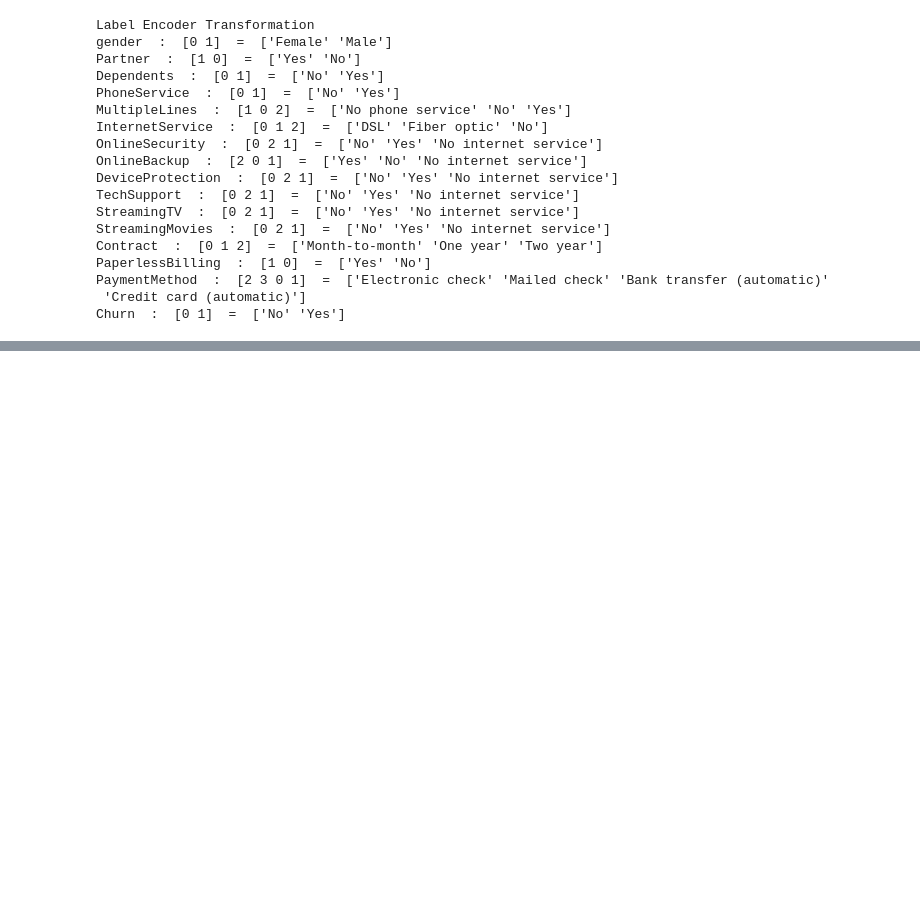
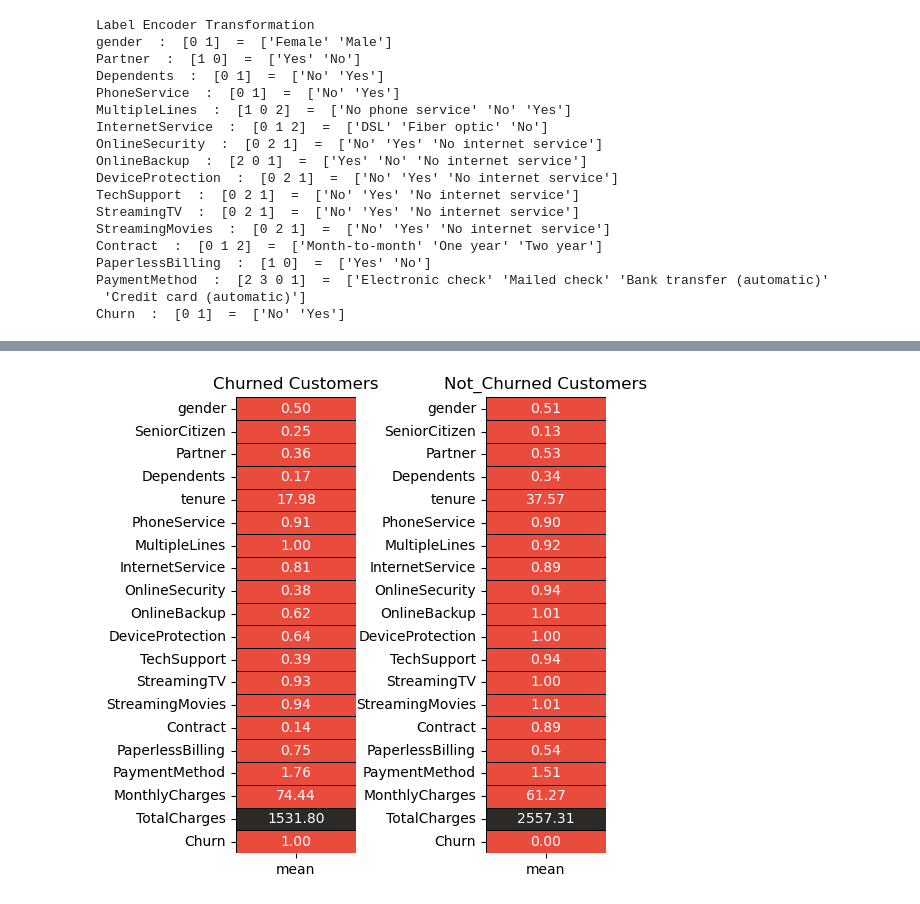
Before and after one commit to carookim/Python, a Jupyter notebook: machine-learning/04.telecome_churn.ipynb.ipynb, the cells around one changed output, grey strips where cells are left out. Saved outputs shown, nothing was run; the diff lists cells and outputs as text; code cells hidden in the pictures; blank space fills up the shorter version.

```diff
--- a/machine-learning/04.telecome_churn.ipynb.ipynb
+++ b/machine-learning/04.telecome_churn.ipynb.ipynb
@@ -155,0 +171,45 @@ Churn  :  [0 1]  =  ['No' 'Yes']
+# %%
+# 헥스 코드로 컬러리스트 생성
+colors = ['#E94B3C','#2D2926']
+
+# churn : 이탈함, not_churn : 이탈하지않음
+# 두 데이터의 기본 통계 정보를 저장
+churn = df1[df1['Churn'] == 1].describe().T
+not_churn = df1[df1['Churn'] == 0].describe().T
+
+# 시각화
+#이탈자 평균과, 이탈하지않음 평균을 항목별로 조회 및 시각화
+# mataplotlib와 seaborn을 사용하여 히트맵 그리기
+fig,ax = plt.subplots(nrows = 1,ncols = 2,figsize = (5,5)) # 1행 2열짜리 그래프 틀(캔버스) 생성
+plt.subplot(1,2,1) # 첫 번째 위치(왼쪽) 그래프를 먼저그리겠다고 지정
+sns.heatmap(churn[['mean']],annot = True,cmap = colors,linewidths = 0.4,linecolor = 'black',cbar = False,fmt = '.2f')
+plt.title('Churned Customers');
+plt.subplot(1,2,2)
+sns.heatmap(not_churn[['mean']],annot = True,cmap = colors,linewidths = 0.4,linecolor = 'black',cbar = False,fmt = '.2f',)
+plt.title('Not_Churned Customers');
+
+# 파라미터	의미
+# churn[['mean']]	히트맵에 사용할 데이터 (DataFrame의 mean 열만 사용)
+# annot=True	셀 안에 숫자 값을 표시
+# cmap=colors	색상 팔레트 지정 (예: "coolwarm", "viridis", 직접 정의한 colors)
+# linewidths=0.4	셀 사이의 선 두께
+# linecolor='black'	셀 경계선 색상
+# cbar=False	오른쪽의 색상 막대(Color bar) 표시 안 함
+# fmt='.2f'	셀 안 숫자 표시 형식: 소수점 둘째 자리까지
+# plt.title('Churned Customers') 해당 그래프 제목
+# ;
+    # Jupyter Notebook 같은 환경에서는 아래에 'Text(0.5, 1.0, 'Churned Customers')'
+    # 저런 식으로 텍스트 객체 정보가 자동으로 출력된다.
+    # 이를 방지하기 위한 명령어(기호)
+
+fig.tight_layout(pad = 0)
+# 여러 그래프(subplot) 을 그렸을 때
+# 제목, 축 이름, 눈금(label) 등이 겹치지 않도록
+# figure 안에서 자동으로 간격을 조정
+# pad=0
+    # 그래프 사이 여백을 최소화(거의 없게)
+    # 기본값은 보통 pad=1.08
+    # pad 값이 높을수록 여백이 커진다.
+    # pad 값을 너무 크게 잡으면 subplot 영역이 figure 크기를 넘어가면서 겹치거나 잘리는 현상이 발생할 수 있다. 예시 ) 여기서는 pad=10
+# %% [output]
+[figure, added]
```
Also changed, not shown: parts of 6 cells of this notebook, 1 other file.
